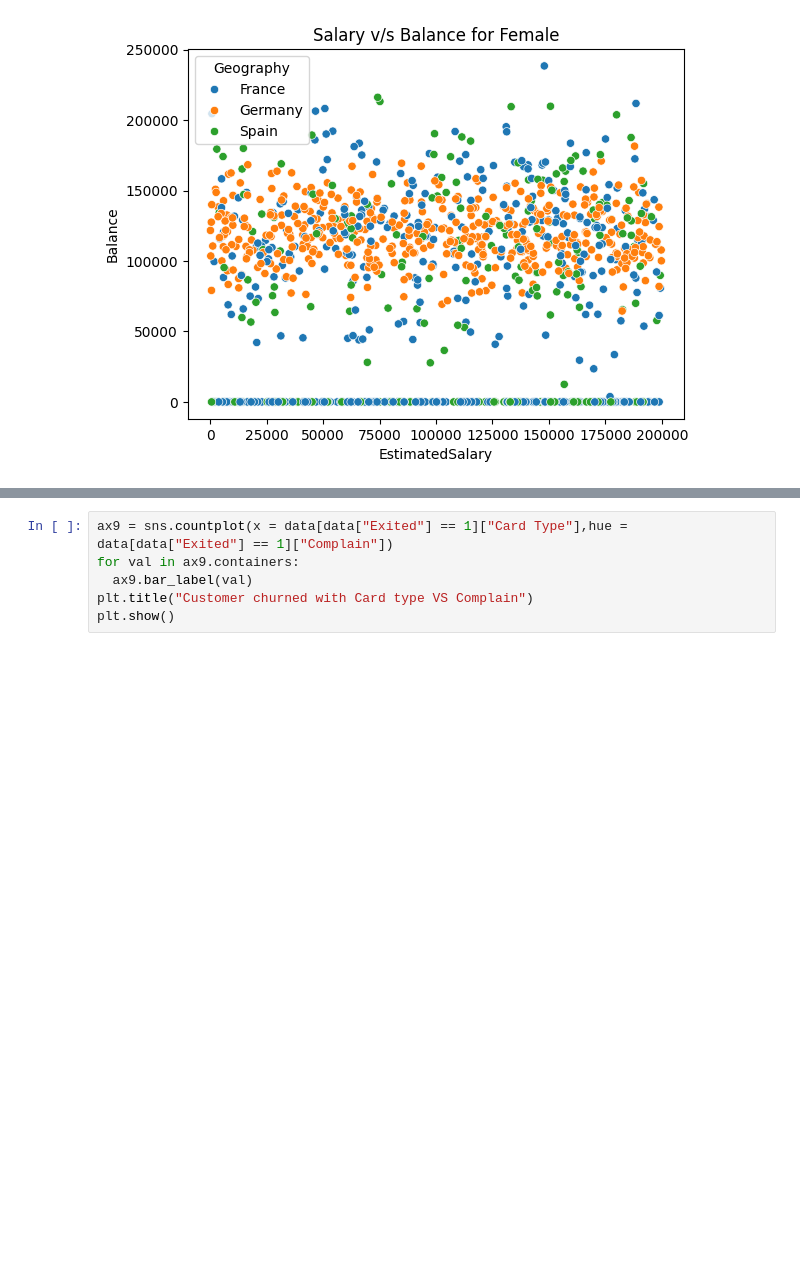
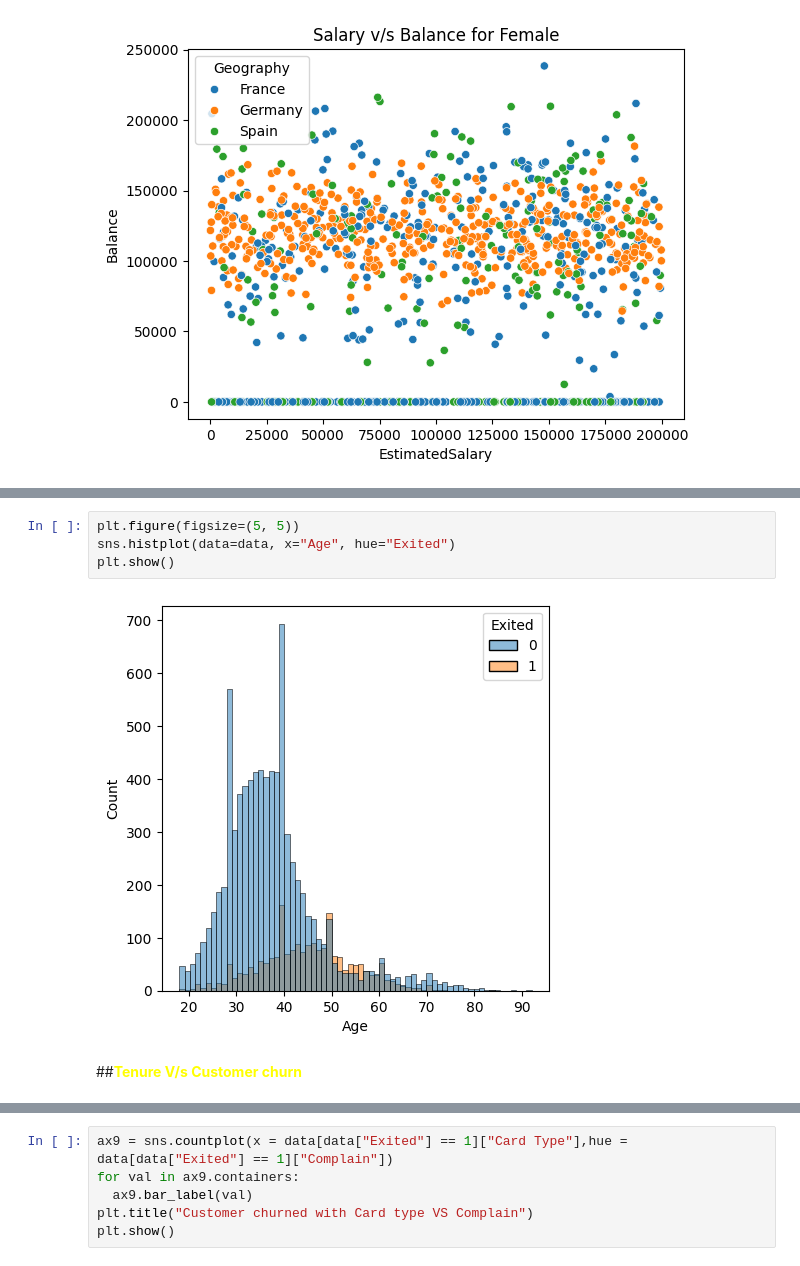
Before and after one commit to Sujan-Sawant/Bank-Customer-Churn, a Jupyter notebook: Bank_Customer_Churn_CaseStudy.ipynb, the cells around one changed output, grey strips where cells are left out. Drawn from its saved outputs; the diff is of its cells as text; blank space fills up the shorter version.

```diff
--- a/Bank_Customer_Churn_CaseStudy.ipynb
+++ b/Bank_Customer_Churn_CaseStudy.ipynb
@@ -458,0 +558,8 @@ plt.show()
+# %%
+plt.figure(figsize=(5, 5))
+sns.histplot(data=data, x="Age", hue="Exited")
+plt.show()
+# %% [output]
+[figure, added]
+# %% [markdown]
+##<font color="Yellow">**Tenure V/s Customer churn**
```
Also changed, not shown: parts of 50 cells of this notebook.
